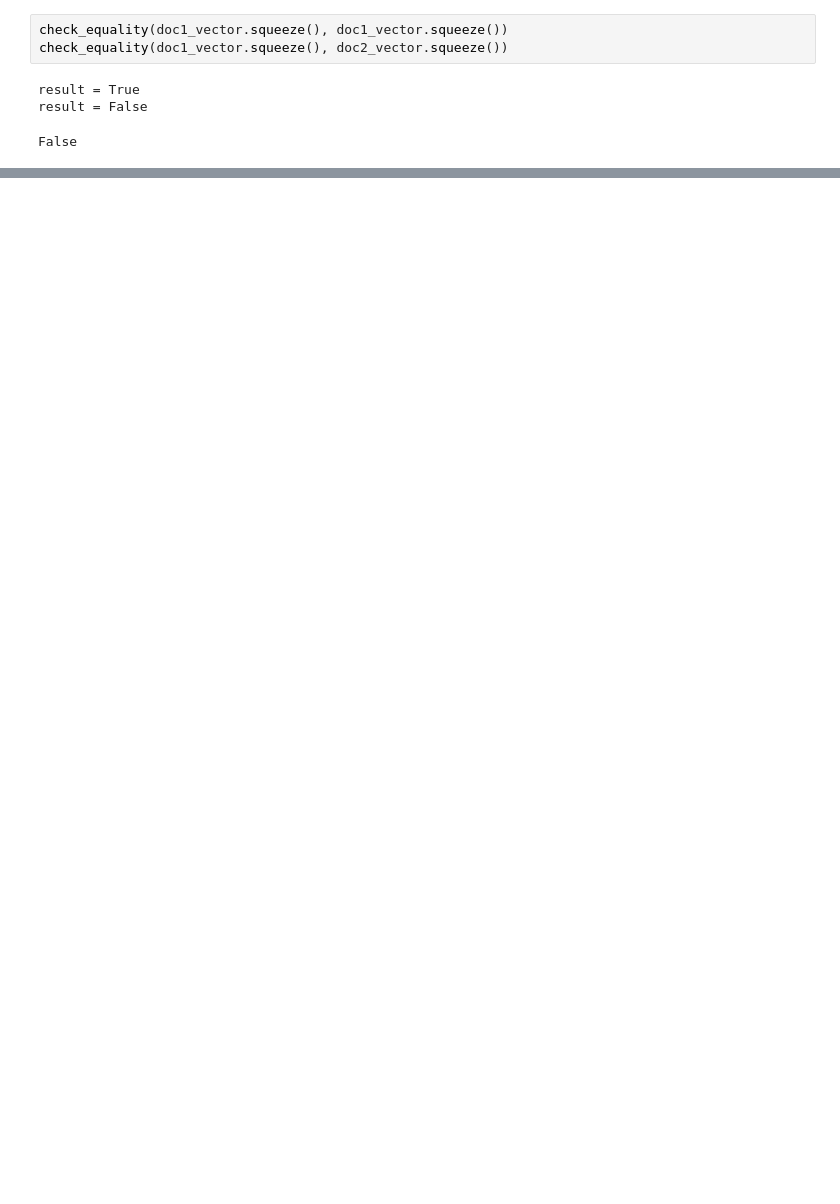
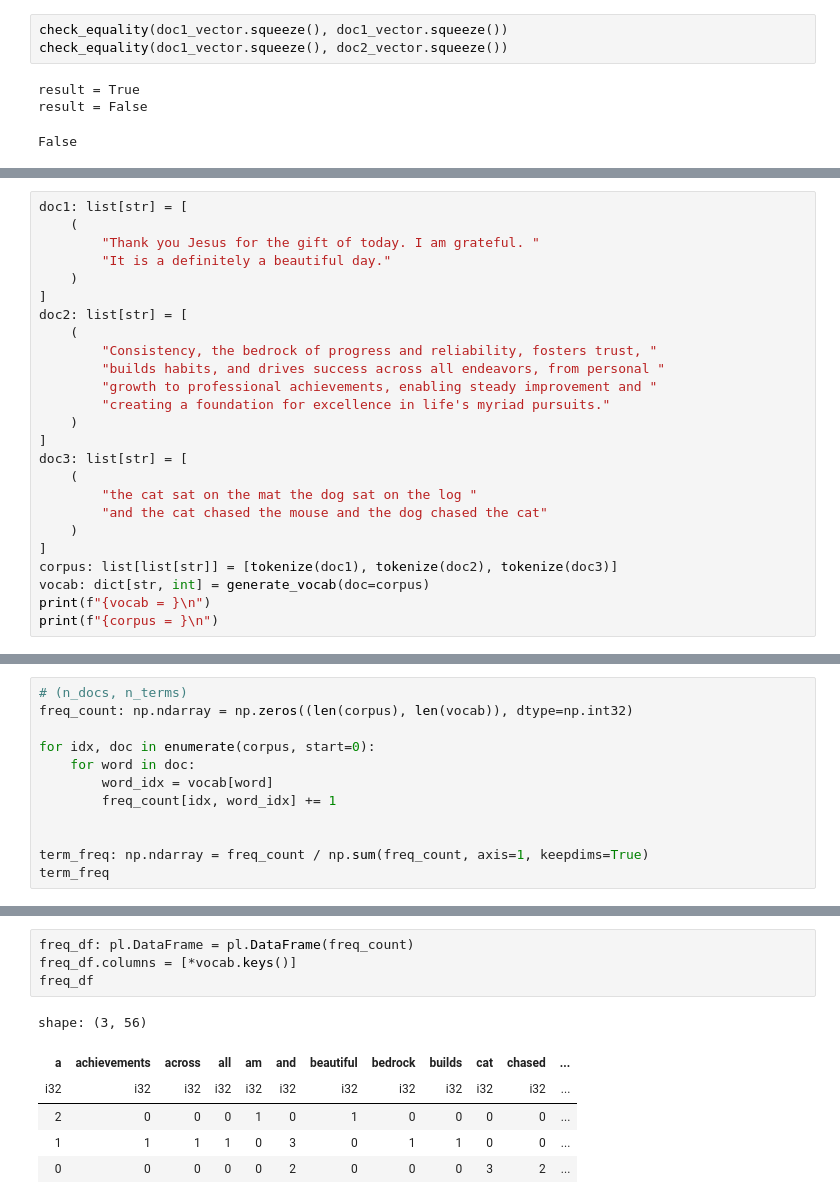
Before and after one commit to chineidu/AI-Powered-Search, a Jupyter notebook: lab/00-lab.ipynb, the cells around one changed output, grey strips where cells are left out. Saved outputs shown, nothing was run; the diff lists cells and outputs as text; blank space fills up the shorter version.

```diff
--- a/lab/00-lab.ipynb
+++ b/lab/00-lab.ipynb
@@ -249,0 +272,25 @@ False
+# %%
+doc1: list[str] = [
+    (
+        "Thank you Jesus for the gift of today. I am grateful. "
+        "It is a definitely a beautiful day."
+    )
+]
+doc2: list[str] = [
+    (
+        "Consistency, the bedrock of progress and reliability, fosters trust, "
+        "builds habits, and drives success across all endeavors, from personal "
+        "growth to professional achievements, enabling steady improvement and "
+        "creating a foundation for excellence in life's myriad pursuits."
+    )
+]
+doc3: list[str] = [
+    (
+        "the cat sat on the mat the dog sat on the log "
+        "and the cat chased the mouse and the dog chased the cat"
+    )
+]
+corpus: list[list[str]] = [tokenize(doc1), tokenize(doc2), tokenize(doc3)]
+vocab: dict[str, int] = generate_vocab(doc=corpus)
+print(f"{vocab = }\n")
+print(f"{corpus = }\n")
@@ -249,0 +306,12 @@ False
+# %%
+# (n_docs, n_terms)
+freq_count: np.ndarray = np.zeros((len(corpus), len(vocab)), dtype=np.int32)
+
+for idx, doc in enumerate(corpus, start=0):
+    for word in doc:
+        word_idx = vocab[word]
+        freq_count[idx, word_idx] += 1
+
+
+term_freq: np.ndarray = freq_count / np.sum(freq_count, axis=1, keepdims=True)
+term_freq
@@ -249,0 +372,11 @@ False
+# %%
+freq_df: pl.DataFrame = pl.DataFrame(freq_count)
+freq_df.columns = [*vocab.keys()]
+freq_df
+# %% [output]
+shape: (3, 56)
+| a | achievements | across | all | am | and | beautiful | bedrock | builds | cat | chased | ... |
+| i32 | i32 | i32 | i32 | i32 | i32 | i32 | i32 | i32 | i32 | i32 | ... |
+| 2 | 0 | 0 | 0 | 1 | 0 | 1 | 0 | 0 | 0 | 0 | ... |
+| 1 | 1 | 1 | 1 | 0 | 3 | 0 | 1 | 1 | 0 | 0 | ... |
+| 0 | 0 | 0 | 0 | 0 | 2 | 0 | 0 | 0 | 3 | 2 | ... |
```
Also changed, not shown: parts of 22 cells of this notebook, 3 other files.
